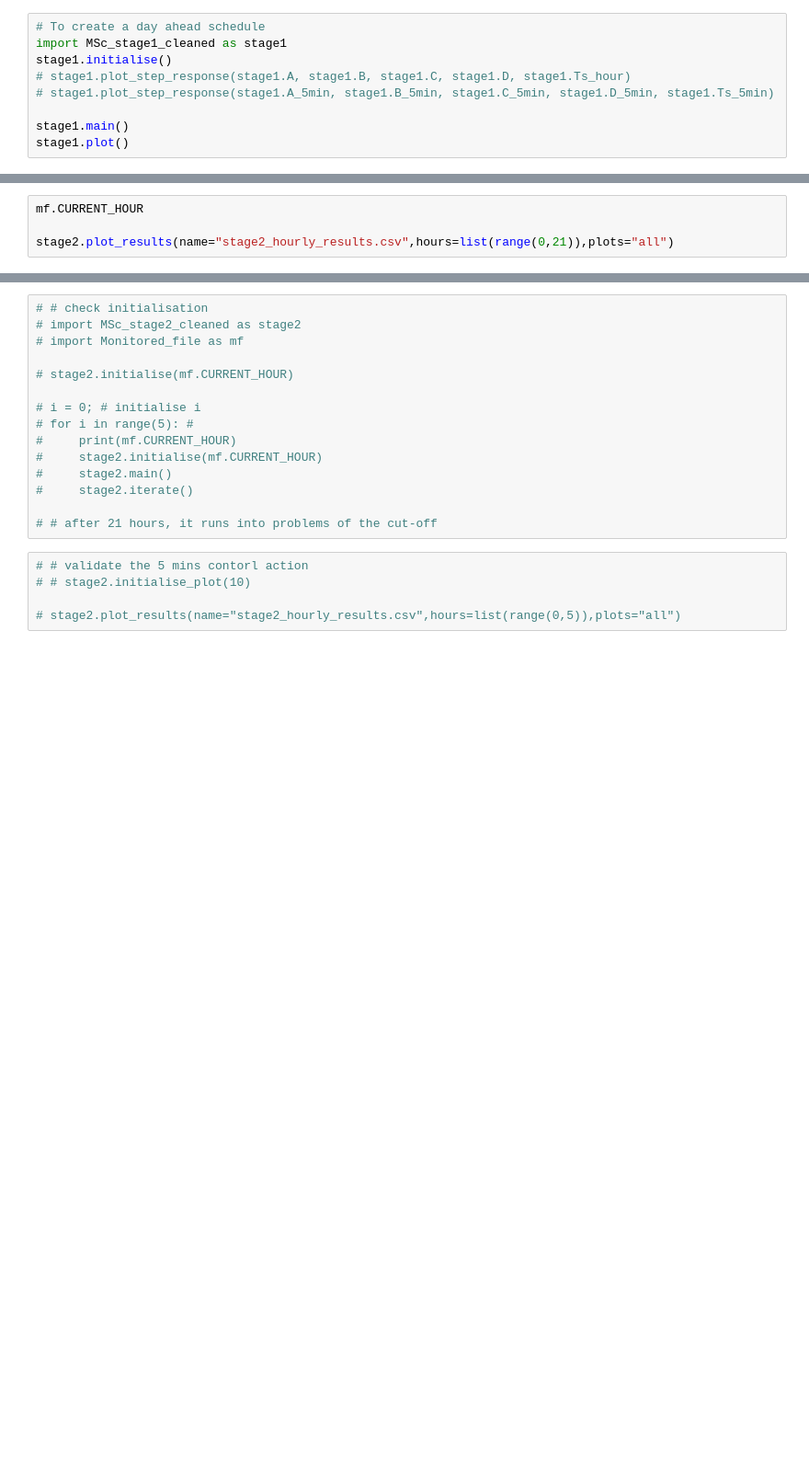
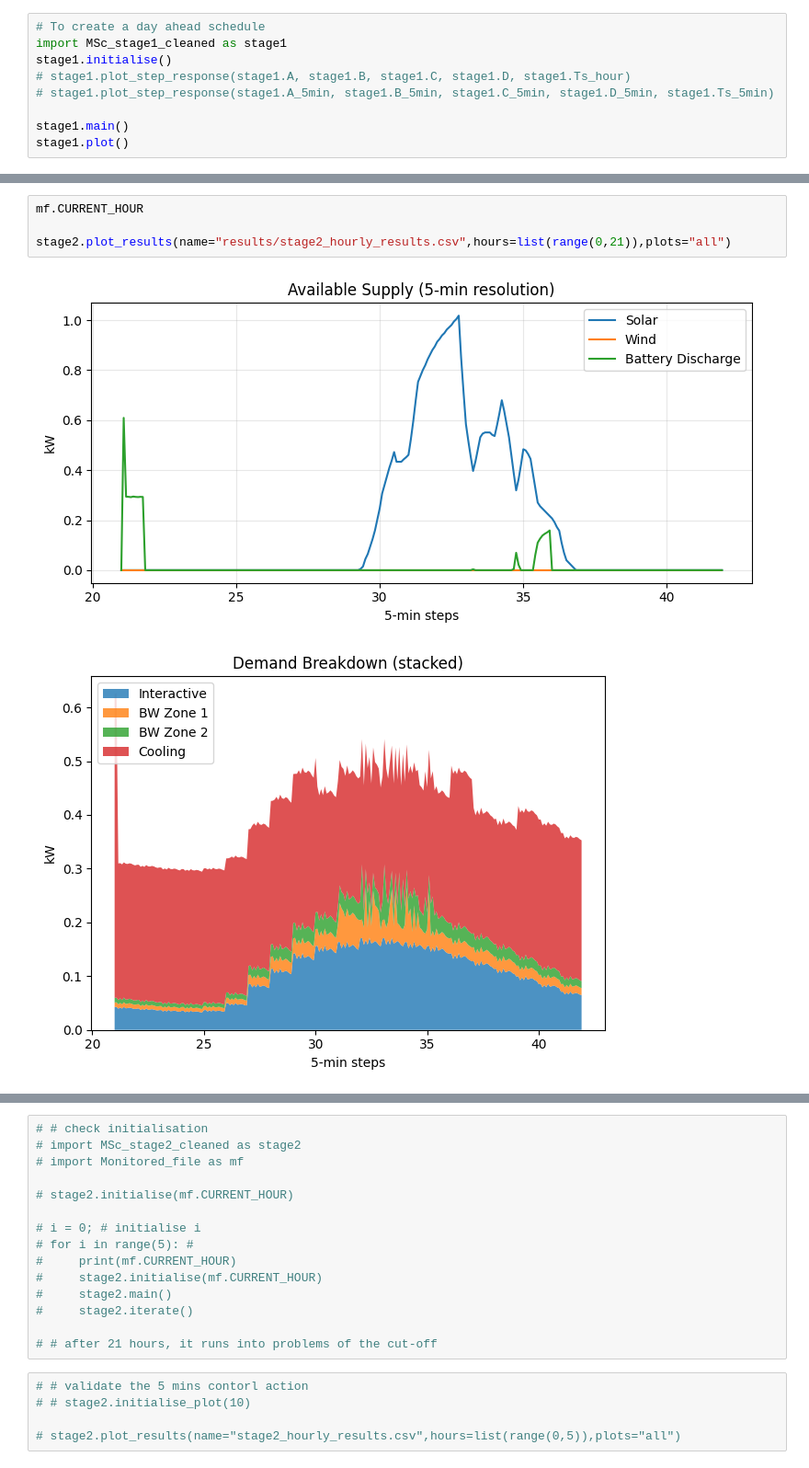
Before and after one commit to waritS4R4/RA_project, a Jupyter notebook: Batch_run.ipynb, the cells around one changed output, grey strips where cells are left out. Shown: that part at 92% size. Saved outputs shown, nothing was run; the diff lists cells and outputs as text; blank space fills up the shorter version.

```diff
--- a/Batch_run.ipynb
+++ b/Batch_run.ipynb
@@ -26,4 +223,7 @@ for i in range(21):
 # %%
 mf.CURRENT_HOUR
 
-stage2.plot_results(name="stage2_hourly_results.csv",hours=list(range(0,21)),plots="all")
+stage2.plot_results(name="results/stage2_hourly_results.csv",hours=list(range(0,21)),plots="all")
+# %% [output]
+[figure, added]
+[figure, added]
```
Also changed, not shown: parts of 2 cells of this notebook, 13 other files.
